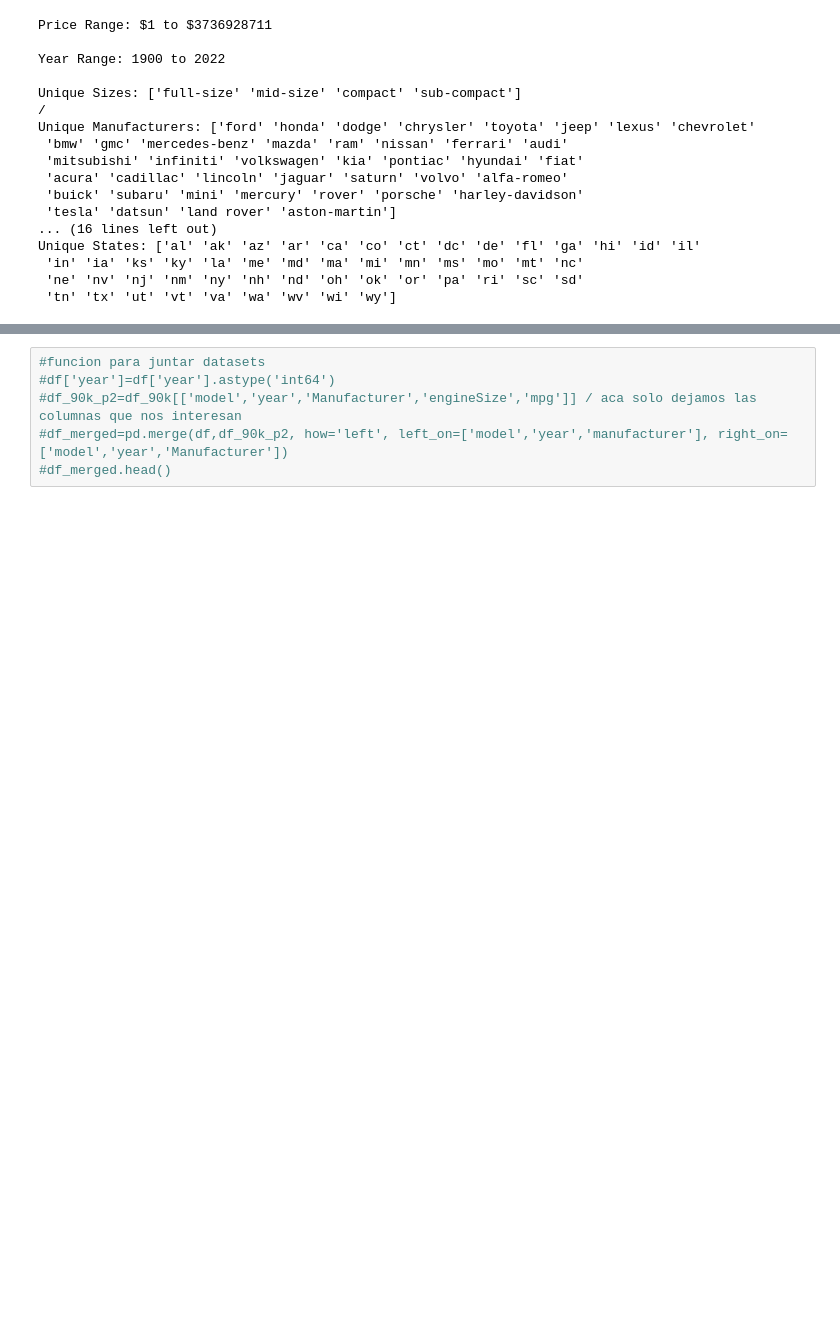
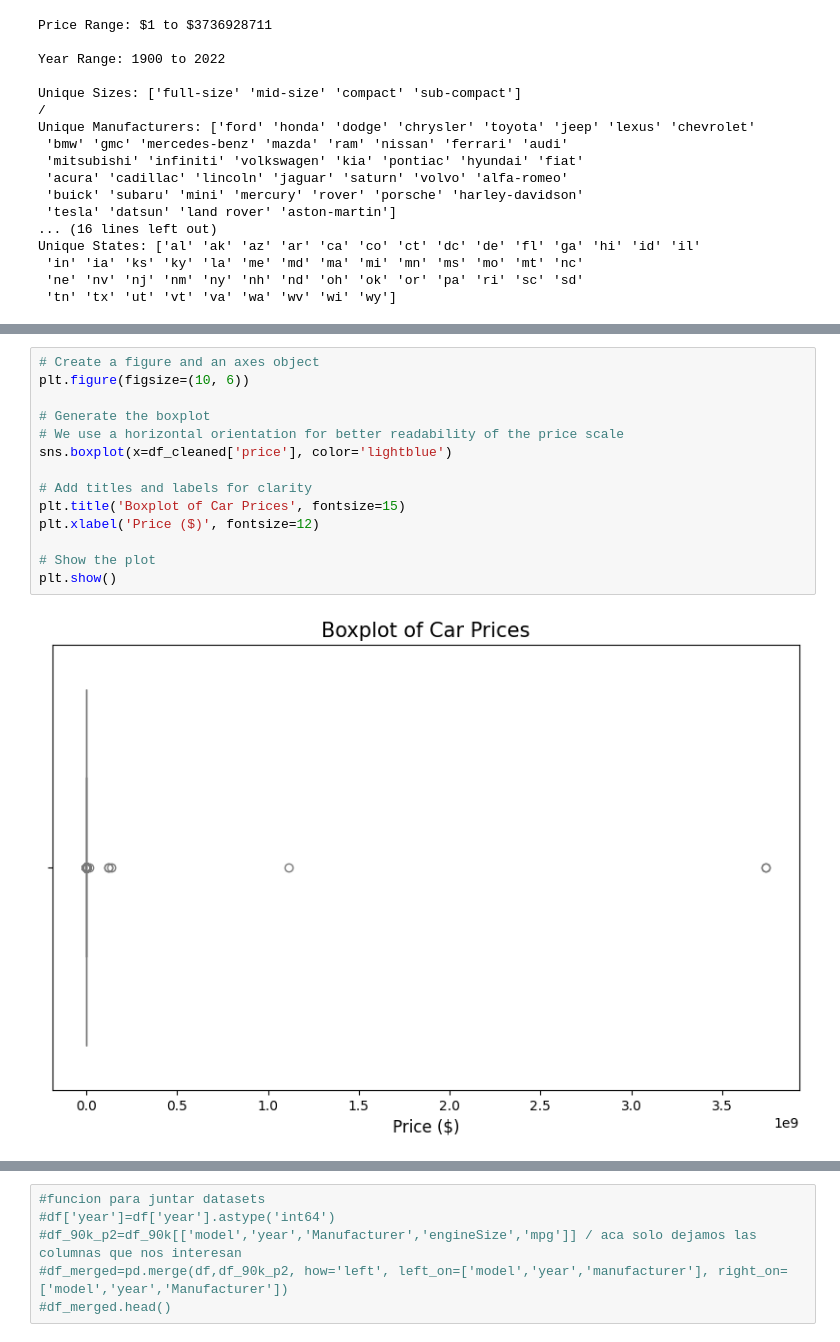
Before and after one commit to jayc888/Prueba_carros_usados_dataset_local, a Jupyter notebook: src/explore.ipynb, the cells around one changed output, grey strips where cells are left out. Saved outputs shown, nothing was run; the diff lists cells and outputs as text; blank space fills up the shorter version.

```diff
--- a/src/explore.ipynb
+++ b/src/explore.ipynb
@@ -329,0 +306,16 @@ Se hace con un ciclo for o con una Lambda function
+# %%
+# Create a figure and an axes object
+plt.figure(figsize=(10, 6))
+
+# Generate the boxplot
+# We use a horizontal orientation for better readability of the price scale
+sns.boxplot(x=df_cleaned['price'], color='lightblue')
+
+# Add titles and labels for clarity
+plt.title('Boxplot of Car Prices', fontsize=15)
+plt.xlabel('Price ($)', fontsize=12)
+
+# Show the plot
+plt.show()
+# %% [output]
+[figure, added]
```
Also changed, not shown: parts of 10 cells of this notebook.
